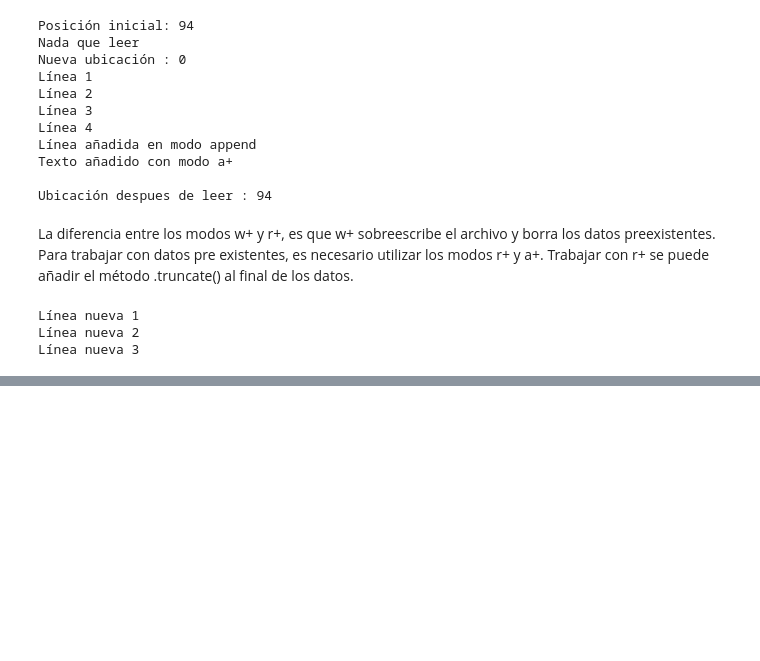
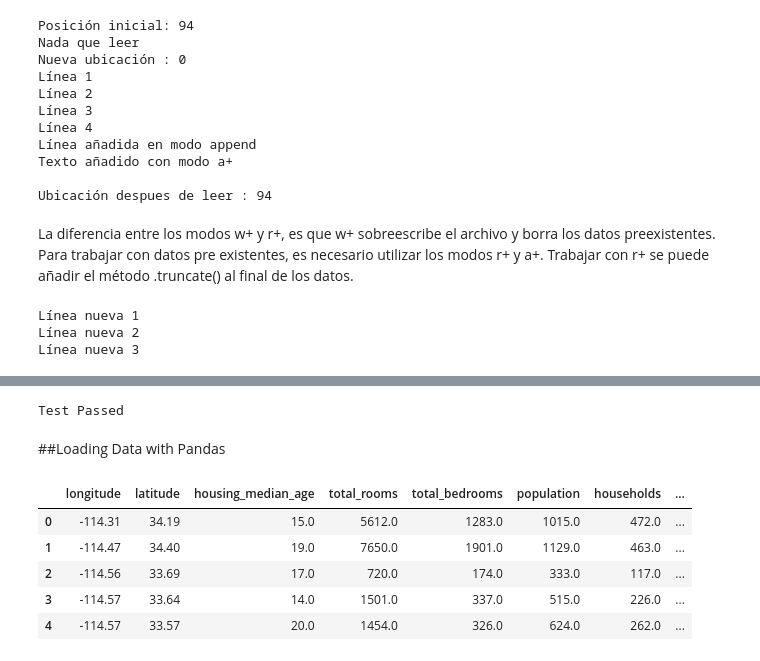
Before and after one commit to PosgradoMNA/actividades-de-aprendizaje-murasakiw, a Jupyter notebook: Semana2_Actividad1_Python_for_Data_Science.ipynb, the cells around one changed output, grey strips where cells are left out. Saved outputs shown, nothing was run; the diff lists cells and outputs as text; code cells hidden in the pictures; blank space fills up the shorter version.

```diff
--- a/Semana2_Actividad1_Python_for_Data_Science.ipynb
+++ b/Semana2_Actividad1_Python_for_Data_Science.ipynb
@@ -233,0 +359,52 @@ Línea nueva 3
+# %%
+
+#Código copiado del lab para verificar que se resolvió adecuadamente el ejercicio
+def testMsg(passed):
+    if passed:
+       return 'Test Passed'
+    else :
+       return 'Test Failed'
+
+testWrite = "testWrite.txt"
+testAppend = "testAppend.txt"
+passed = True
+
+genFiles(testWrite,testAppend)
+
+with open(testWrite,'r') as file:
+    ogWrite = file.readlines()
+
+with open(testAppend,'r') as file:
+    ogAppend = file.readlines()
+
+try:
+    cleanFiles(testWrite,testAppend)
+except:
+    print('Error')
+
+with open(testWrite,'r') as file:
+    clWrite = file.readlines()
+
+with open(testAppend,'r') as file:
+    clAppend = file.readlines()
+
+# Verificando si el número total de filas es el mismo, incluso el encabezado
+
+if (len(ogWrite) + len(ogAppend) != len(clWrite) + len(clAppend)):
+    print("The number of rows do not add up. Make sure your final files have the same header and format.")
+    passed = False
+
+for line in clWrite:
+    if  'no' in line:
+        passed = False
+        print("Inactive members in file")
+        break
+    else:
+        if line not in ogWrite:
+            print("Data in file does not match original file")
+            passed = False
+print ("{}".format(testMsg(passed)))
+# %% [output]
+Test Passed
+# %% [markdown]
+##Loading Data with Pandas
@@ -233,0 +417,16 @@ Línea nueva 3
+# %%
+#Para cargar un archivo csv, se utiliza la función read_csv y la ruta del archivo
+df = pd.read_csv('/content/sample_data/california_housing_train.csv')
+#Una forma de trabajar con datos en pandas es a través de un data frame
+#Los datos se guardan en una variable como data frame
+# %%
+#El método head se utiliza para examinar las primeras 5 líneas de un data frame, si se le proporciona un parámetro, entonces mostrará las líneas indicadas
+#El proceso para cargar un archivo de excel es el mismo, solamente cambia la extensión del archivo
+df.head() #Un data frame está compuesto de filas y columnas
+# %% [output]
+|  | longitude | latitude | housing_median_age | total_rooms | total_bedrooms | population | households | ... |
+| 0 | -114.31 | 34.19 | 15.0 | 5612.0 | 1283.0 | 1015.0 | 472.0 | ... |
+| 1 | -114.47 | 34.40 | 19.0 | 7650.0 | 1901.0 | 1129.0 | 463.0 | ... |
+| 2 | -114.56 | 33.69 | 17.0 | 720.0 | 174.0 | 333.0 | 117.0 | ... |
+| 3 | -114.57 | 33.64 | 14.0 | 1501.0 | 337.0 | 515.0 | 226.0 | ... |
+| 4 | -114.57 | 33.57 | 20.0 | 1454.0 | 326.0 | 624.0 | 262.0 | ... |
```
Also changed, not shown: parts of 12 cells of this notebook.
